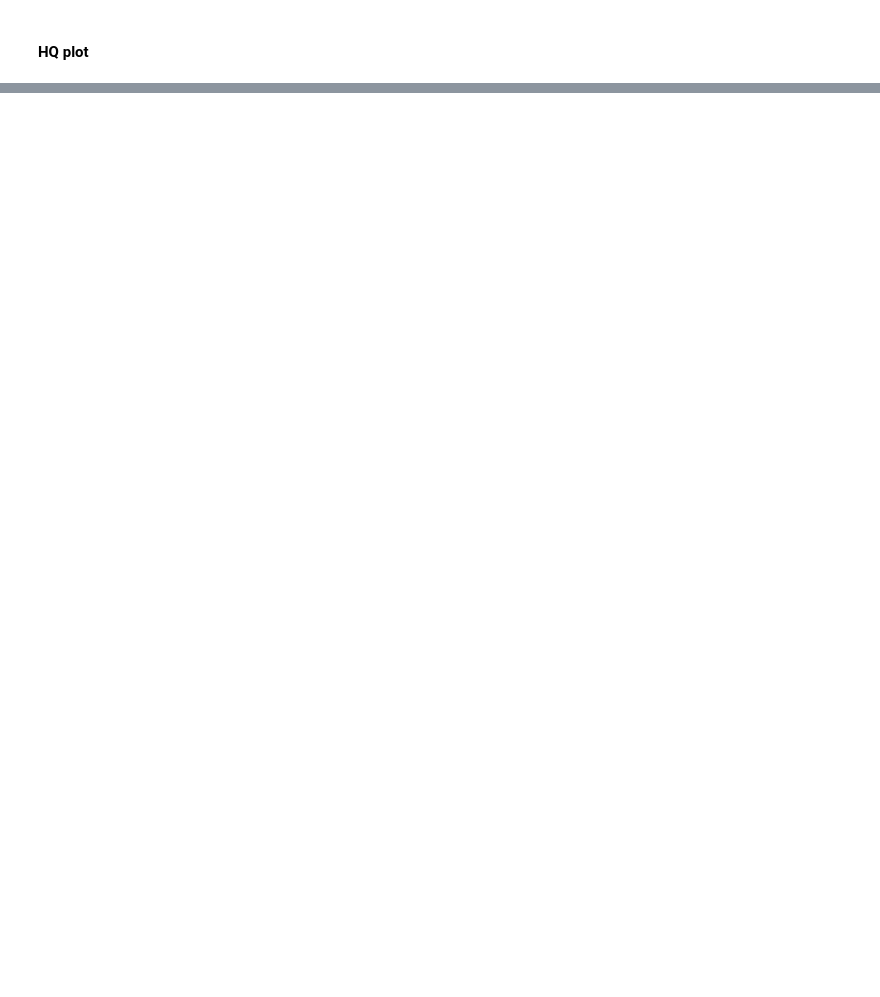
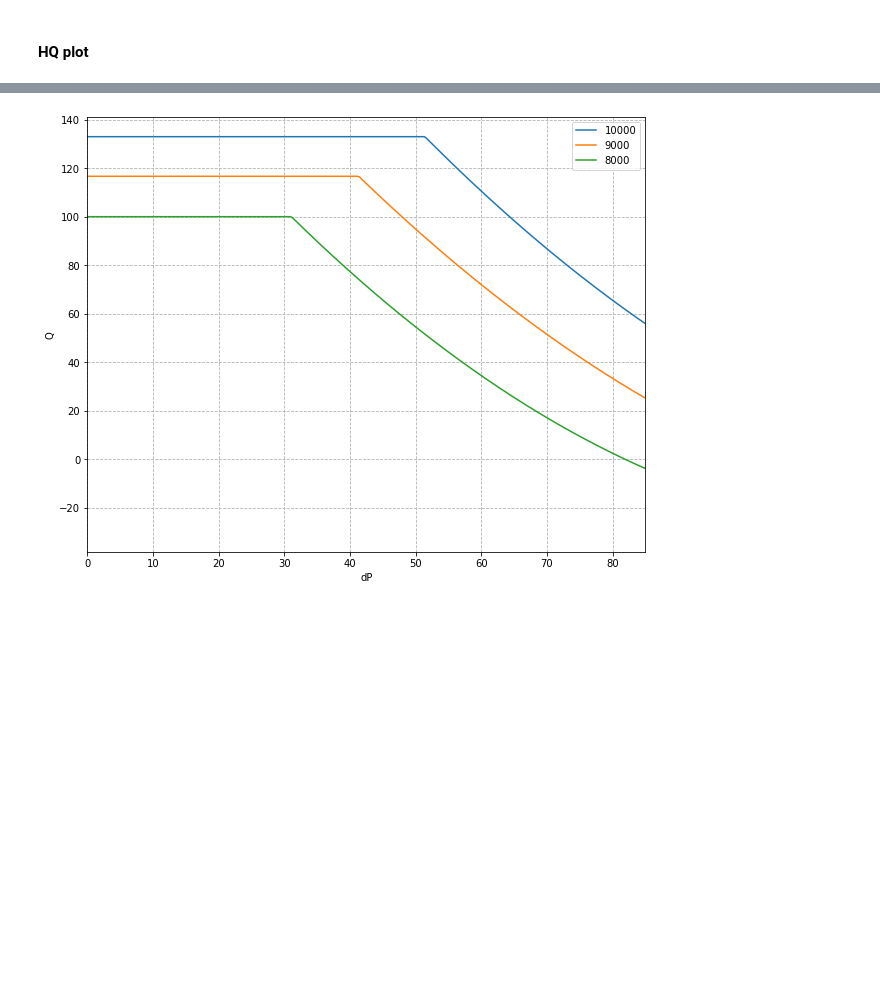
Before and after one commit to matthiaszeller/VAD-0D-DNN, a Jupyter notebook: notebooks/N1-HQ-curve-HMIII.ipynb, the cells around one changed output, grey strips where cells are left out. Saved outputs shown, nothing was run; the diff lists cells and outputs as text; code cells hidden in the pictures; blank space fills up the shorter version.

```diff
--- a/notebooks/N1-HQ-curve-HMIII.ipynb
+++ b/notebooks/N1-HQ-curve-HMIII.ipynb
@@ -145,2 +208,12 @@ plt.grid(ls='--'); plt.title("Q as function of pressure head dP");
+# %%
+dPmax = 85
+plt.subplots(1,1,figsize=(10, 8))
+for RPM in curves_corrected :
+    plt.plot(dP, curves_corrected[RPM], label=RPM)
+
+plt.grid(ls='--'); plt.xlabel("dP"); plt.ylabel("Q");
+plt.legend(); plt.xlim(0, dPmax);
+# %% [output]
+[figure, added]
 # %% [markdown]
 <br /><br /><br /><br /><br /><br /><br /><br /><br /><br /><br /><br /><br /><br /><br /><br /><br /><br /><br /><br /><br /><br /><br /><br /><br /><br /><br /><br /><br /><br /><br /><br /><br /><br /><br /><br />
```
Also changed, not shown: parts of 13 cells of this notebook, 4 other files.
